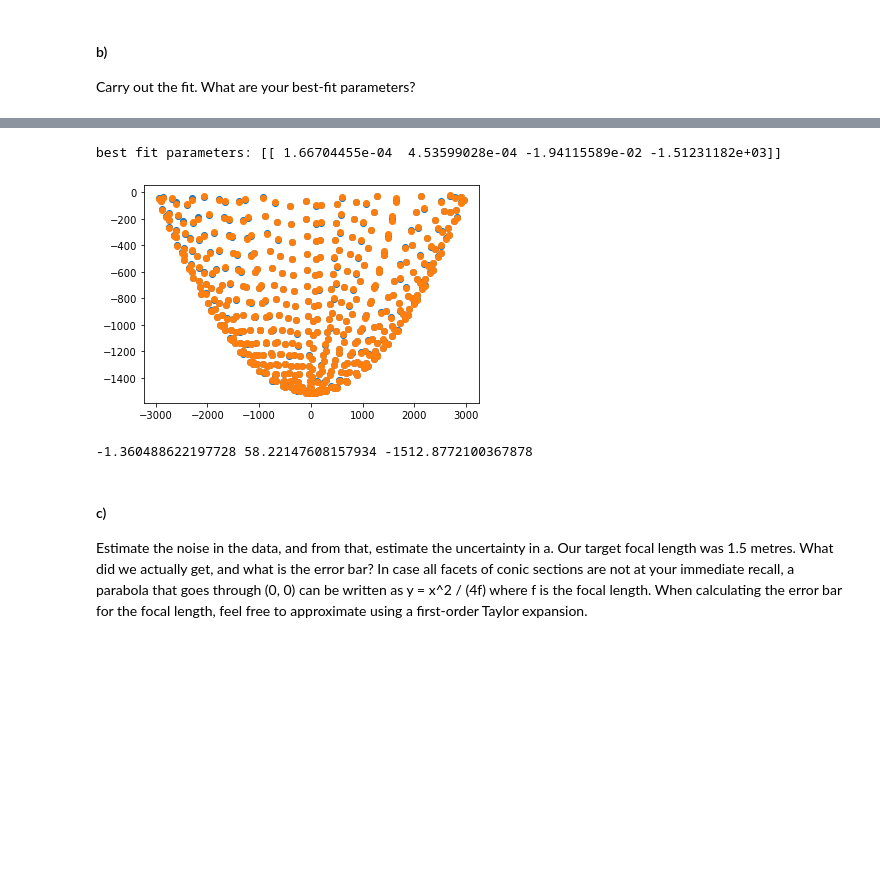
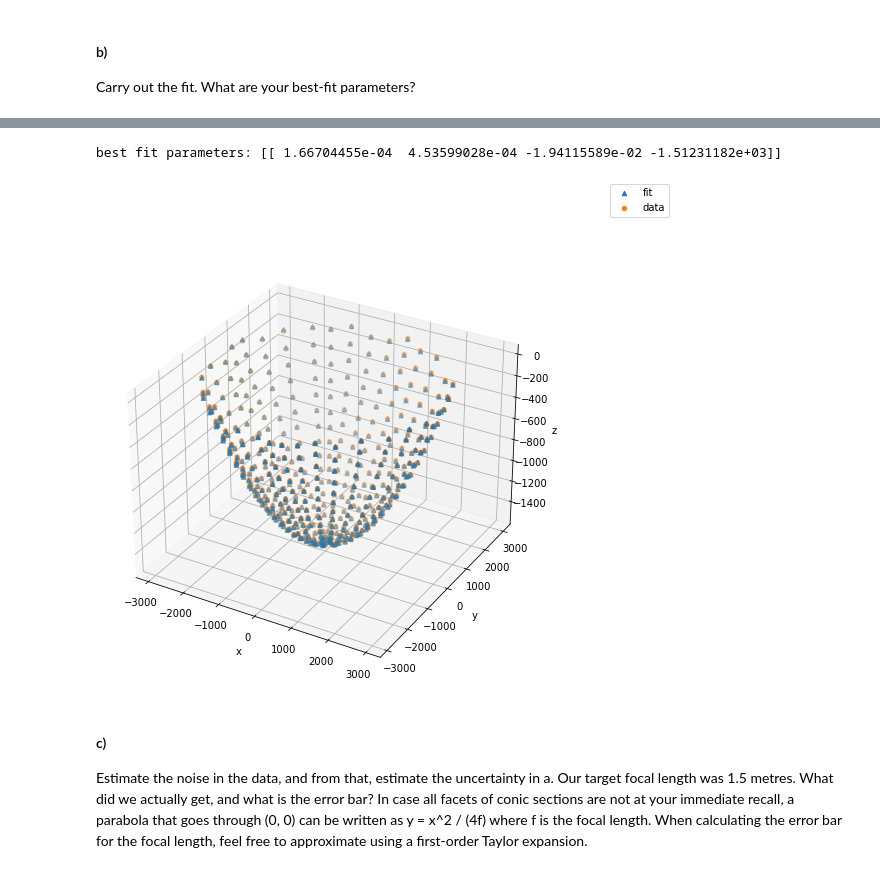
Before and after one commit to eklem1/Phys512_EK, a Jupyter notebook: PS3/PS3_A1.ipynb, the cells around one changed output, grey strips where cells are left out. Saved outputs shown, nothing was run; the diff lists cells and outputs as text; code cells hidden in the pictures; blank space fills up the shorter version.

```diff
--- a/PS3/PS3_A1.ipynb
+++ b/PS3/PS3_A1.ipynb
@@ -89,30 +93,34 @@ def betterls_Fit(x, y, z):
 # %%
 fittedParams, val, cov = betterls_Fit(data[0], data[1], data[2])
 
 print("best fit parameters: {}".format(fittedParams))
 
-plt.scatter(data[0], val) #(x, z)
-plt.scatter(data[0], data[2]) #(x, z)
+fig = plt.figure(figsize=(10,8))
+ax = fig.add_subplot(111, projection='3d')
+ax.scatter(data[0], data[1], val, label="fit", marker="^") #(x, z)
 
-# plt.scatter(data[1], val) #(y, z)
+ax.scatter(data[0], data[1], data[2], label='data') #(x, z)
+fig.legend()
+ax.set_xlabel("x")
+ax.set_ylabel("y")
+ax.set_zlabel("z")
 plt.show()
 
 fittedParams = np.array(fittedParams)
 
 a = fittedParams[0][0]
 B = fittedParams[0][1]
 C = fittedParams[0][2]
 D = fittedParams[0][3]
 
 x0 = x_0(a, B)
 y0 = y_0(a, C)
 z0 = z_0(a, x0, y0, D)
 
-print(x0, y0, z0)
+fits = [a, x0, y0, z0]
 # %% [output]
 best fit parameters: [[ 1.66704455e-04  4.53599028e-04 -1.94115589e-02 -1.51231182e+03]]
-[figure, old version]
+[figure, new version]
--1.360488622197728 58.22147608157934 -1512.8772100367878
 # %% [markdown]
 #### c)
 Estimate the noise in the data, and from that, estimate the uncertainty in a. Our target focal length was 1.5 metres. What did we actually get, and what is the error bar? In case all facets of conic sections are not at your immediate recall, a parabola that goes through (0, 0) can be written as y = x^2 / (4f) where f is the focal length. When calculating the error bar for the focal length, feel free to approximate using a first-order Taylor expansion.
```
Also changed, not shown: parts of 2 cells of this notebook, 3 other files.
